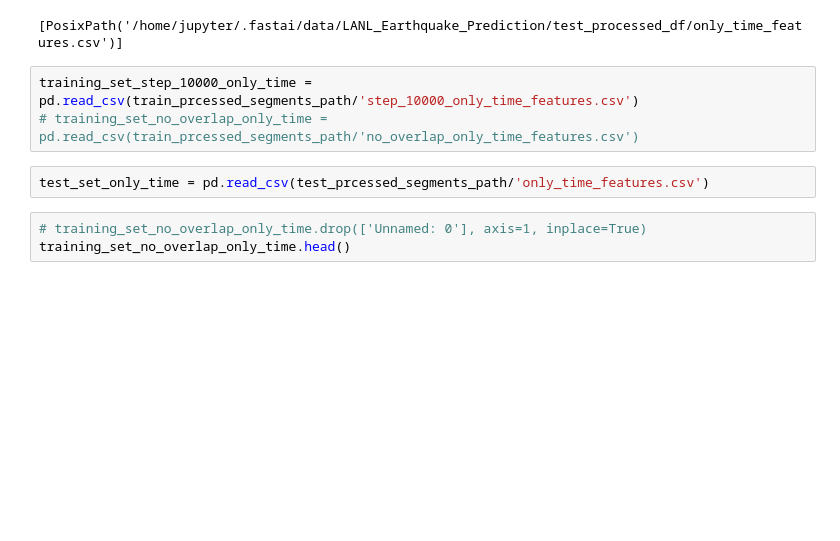
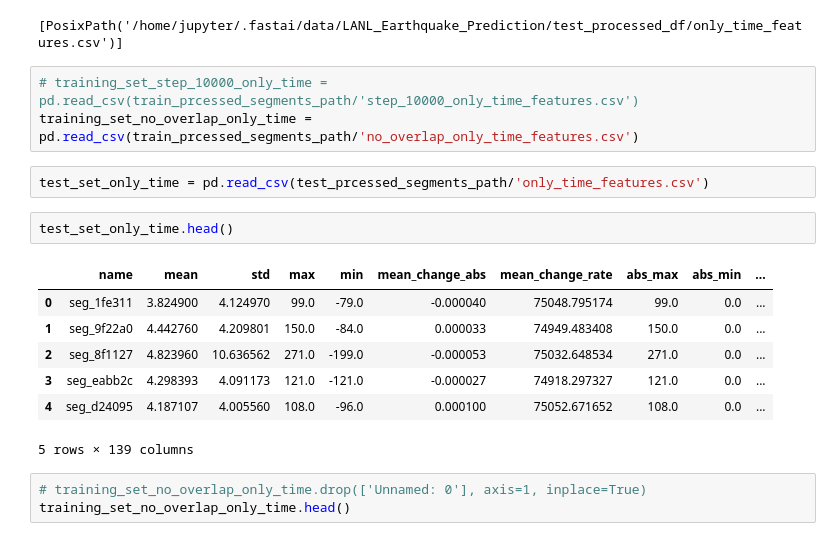
Before and after one commit to kszczupak/kaggle_competitions, a Jupyter notebook: LANL_Earthquake_Prediction/Model Training.ipynb, the cells around one changed output. Saved outputs shown, nothing was run; the diff lists cells and outputs as text; blank space fills up the shorter version.

```diff
--- a/LANL_Earthquake_Prediction/Model Training.ipynb
+++ b/LANL_Earthquake_Prediction/Model Training.ipynb
@@ -50,10 +50,20 @@ test_prcessed_segments_path.ls()
 # %% [output]
 [PosixPath('/home/jupyter/.fastai/data/LANL_Earthquake_Prediction/test_processed_df/only_time_features.csv')]
 # %%
-training_set_step_10000_only_time = pd.read_csv(train_prcessed_segments_path/'step_10000_only_time_features.csv')
-# training_set_no_overlap_only_time = pd.read_csv(train_prcessed_segments_path/'no_overlap_only_time_features.csv')
+# training_set_step_10000_only_time = pd.read_csv(train_prcessed_segments_path/'step_10000_only_time_features.csv')
+training_set_no_overlap_only_time = pd.read_csv(train_prcessed_segments_path/'no_overlap_only_time_features.csv')
 # %%
 test_set_only_time = pd.read_csv(test_prcessed_segments_path/'only_time_features.csv')
+# %%
+test_set_only_time.head()
+# %% [output]
+|  | name | mean | std | max | min | mean_change_abs | mean_change_rate | abs_max | abs_min | ... |
+| 0 | seg_1fe311 | 3.824900 | 4.124970 | 99.0 | -79.0 | -0.000040 | 75048.795174 | 99.0 | 0.0 | ... |
+| 1 | seg_9f22a0 | 4.442760 | 4.209801 | 150.0 | -84.0 | 0.000033 | 74949.483408 | 150.0 | 0.0 | ... |
+| 2 | seg_8f1127 | 4.823960 | 10.636562 | 271.0 | -199.0 | -0.000053 | 75032.648534 | 271.0 | 0.0 | ... |
+| 3 | seg_eabb2c | 4.298393 | 4.091173 | 121.0 | -121.0 | -0.000027 | 74918.297327 | 121.0 | 0.0 | ... |
+| 4 | seg_d24095 | 4.187107 | 4.005560 | 108.0 | -96.0 | 0.000100 | 75052.671652 | 108.0 | 0.0 | ... |
+5 rows × 139 columns
 # %%
 # training_set_no_overlap_only_time.drop(['Unnamed: 0'], axis=1, inplace=True)
 training_set_no_overlap_only_time.head()
```
Also changed, not shown: parts of 12 cells of this notebook, 2 other files.
